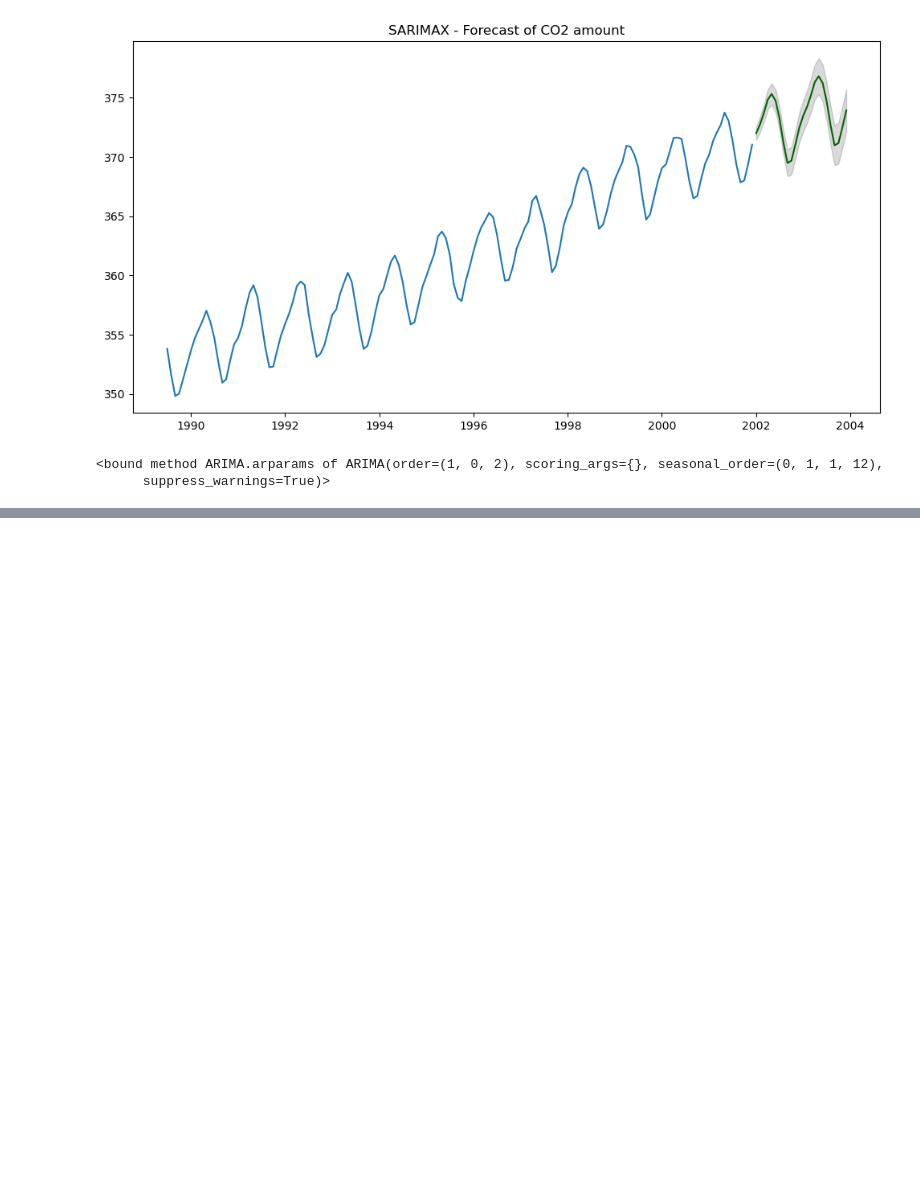
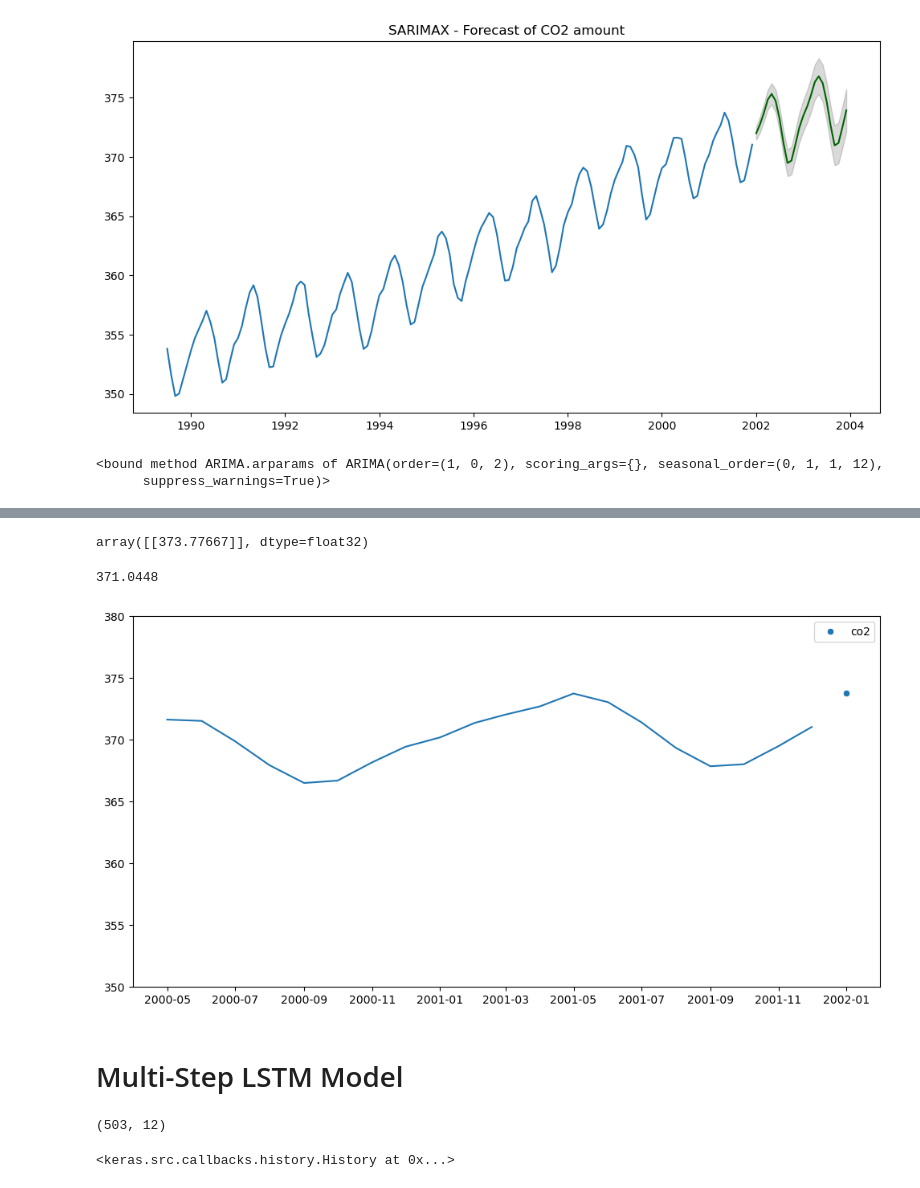
Before and after one commit to konsin1988/CO2_time_series_analysis_and_forecasting_pyspark, a Jupyter notebook: co2_model.ipynb, the cells around one changed output, grey strips where cells are left out. Cells and saved outputs as stored; diff of their text form; code cells hidden in the pictures; blank space fills up the shorter version.

Commit message:
LSTM model one-step

```diff
--- a/co2_model.ipynb
+++ b/co2_model.ipynb
@@ -1167,0 +1072,3 @@ SARIMAX_model.arparams
+# %%
+# reshape from [samples, timesteps] into [samples, timesteps, features]
+X = X.reshape((X.shape[0], X.shape[1], n_features))
@@ -1167,0 +1079,2 @@ SARIMAX_model.arparams
+# %%
+model.fit(X, y, epochs=200, verbose=0)
@@ -1167,0 +1083,4 @@ SARIMAX_model.arparams
+# %%
+x_input = array(df_month['co2'])[-n_steps:]
+x_input = x_input.reshape((1, n_steps, n_features))
+prediction = model.predict(x_input)
@@ -1167,0 +1090,21 @@ SARIMAX_model.arparams
+# %%
+prediction
+# %% [output]
+array([[373.77667]], dtype=float32)
+# %%
+df_month['co2'].iloc[-1]
+# %% [output]
+371.0448
+# %%
+# df_month.index.max()
+df_predict = pd.DataFrame(prediction, columns=['co2'], index = pd.date_range(df_month.index[-1] + pd.DateOffset(months=1), periods = 1, freq='MS'))
+# %%
+fig, ax = plt.subplots(1, 1, figsize=(12, 6))
+ax.plot(df_month['co2'].iloc[-20:])
+sns.scatterplot(df_predict)
+ax.set_ylim([350, 380])
+plt.show()
+# %% [output]
+[figure, added]
+# %% [markdown]
+# Multi-Step LSTM Model
@@ -1167,0 +1129,23 @@ SARIMAX_model.arparams
+# %%
+n_steps_in = 12
+n_steps_out = 12
+X, y = split_sequence(df_month['co2'], n_steps_in, n_steps_out)
+X.shape
+# %% [output]
+(503, 12)
+# %%
+n_features = 1
+# define model
+model = Sequential()
+model.add(Input(shape=(X.shape[0], 1)))
+model.add(LSTM(110, activation='relu'))
+# model.add(LSTM(96, activation='tanh'))
+model.add(Dropout(0.2))
+model.add(Dense(n_steps_out))
+model.compile(optimizer='adam', loss='mse', metrics = ['mean_squared_error'])
+
+X = X.reshape((X.shape[0], X.shape[1], n_features))
+
+model.fit(X, y, epochs=100, verbose=0)
+# %% [output]
+<keras.src.callbacks.history.History at 0x...>
```
Also changed, not shown: parts of 36 cells of this notebook.
